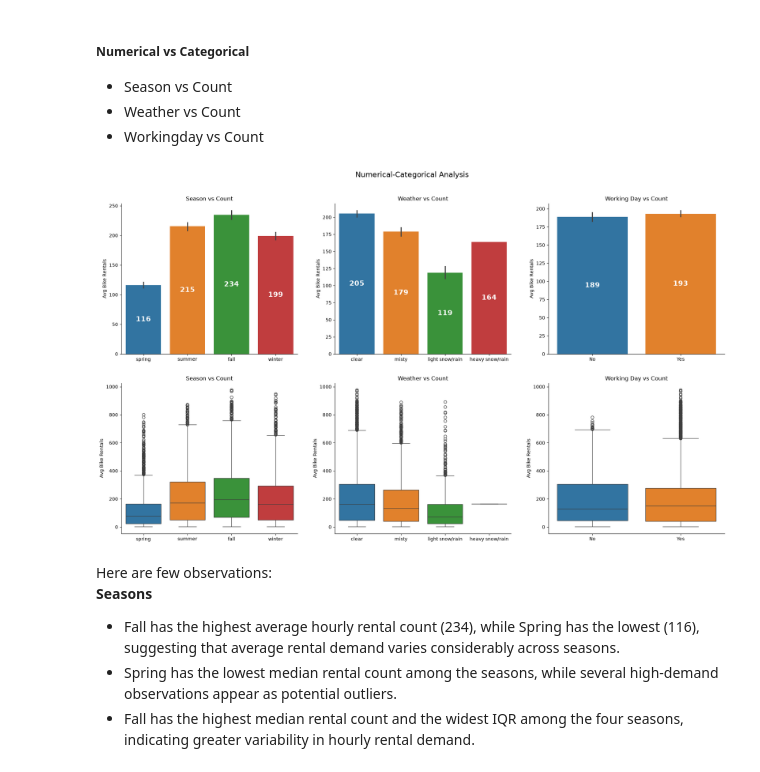
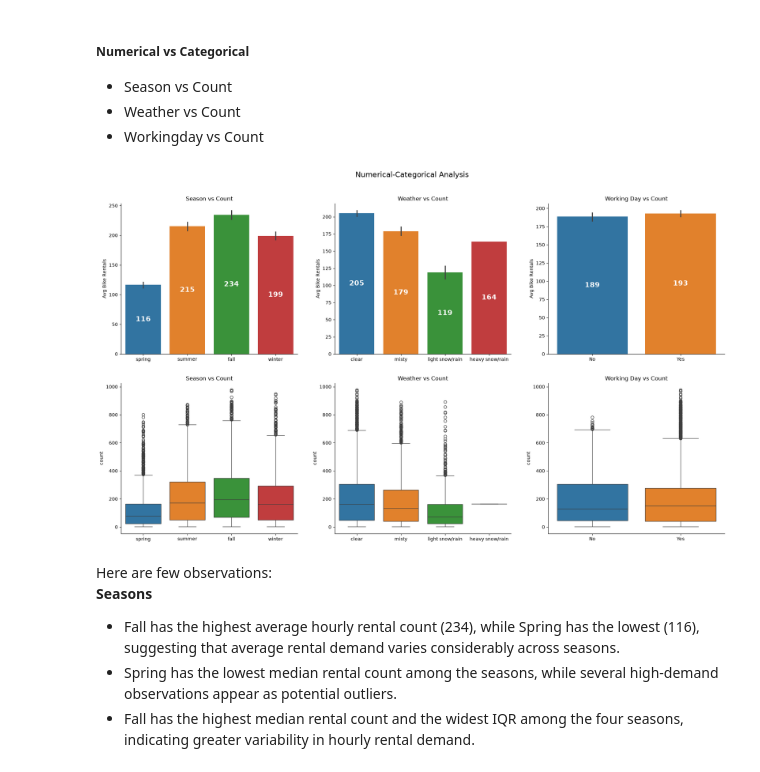
Before and after one commit to Yuvi977/Yulu-Bike-Sharing-Hypothesis-Testing, a Jupyter notebook: Business_Case_Yulu_Hypothesis_Testing.ipynb, the cells around one changed output. Drawn from its saved outputs; the diff is of its cells as text; code cells hidden in the pictures.

```diff
--- a/Business_Case_Yulu_Hypothesis_Testing.ipynb
+++ b/Business_Case_Yulu_Hypothesis_Testing.ipynb
@@ -367,35 +367,35 @@ for i, (col, title) in enumerate(zip(columns, titles)):
         hue=col,
         dodge=False,
         legend=False,
         ax=axes[0, i]
     )
 
 
 
     for container in axes[0, i].containers:
         axes[0, i].bar_label(container, fmt="%.0f", label_type="center", fontsize=15, weight="bold", color="white")
 
     sns.boxplot(
         data=df,
         x=col,
         y="count",
         hue=col,
         dodge=False,
         legend=False,
         ax=axes[1, i]
     )
 
     axes[0, i].spines[["top", "right"]].set_visible(False)
     axes[0, i].set_title(title)
     axes[0, i].set(ylabel="Avg Bike Rentals", xlabel=None)
     axes[1, i].spines[["top", "right"]].set_visible(False)
-    axes[1, i].set(ylabel="Avg Bike Rentals", xlabel=None)
+    axes[1, i].set(xlabel=None)
     axes[1, i].set_title(title)
 
 plt.tight_layout(h_pad=3.0, w_pad=3.0)
 plt.show()
 # %% [output]
-[figure, old version]
+[figure, new version]
 # %% [markdown]
 Here are few observations:
 **Seasons**
```
Also changed, not shown: parts of 12 cells of this notebook.
